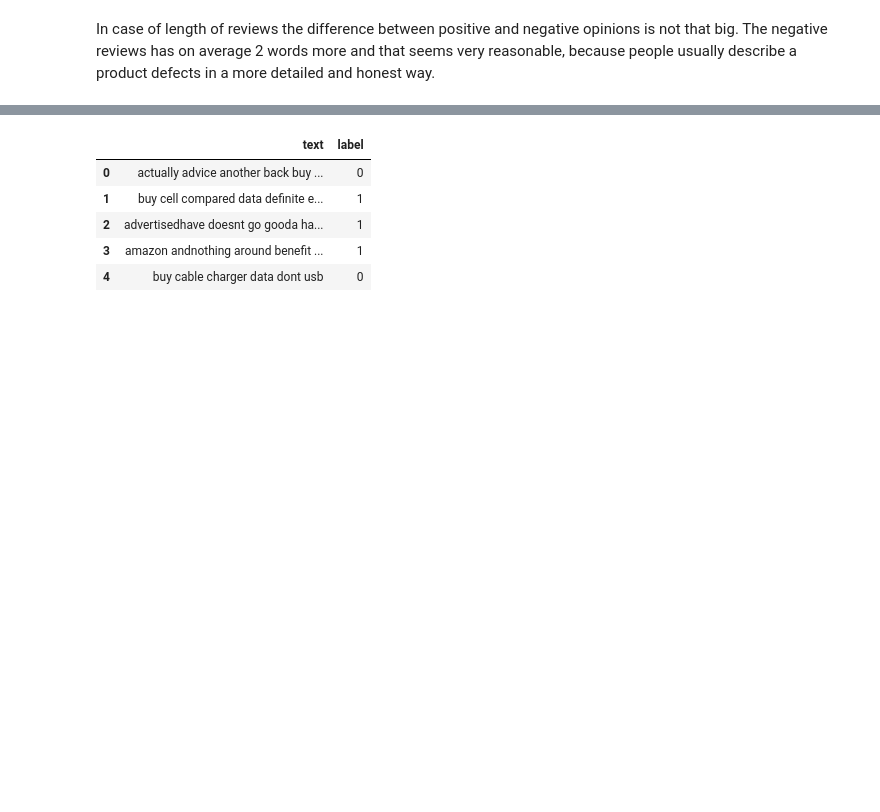
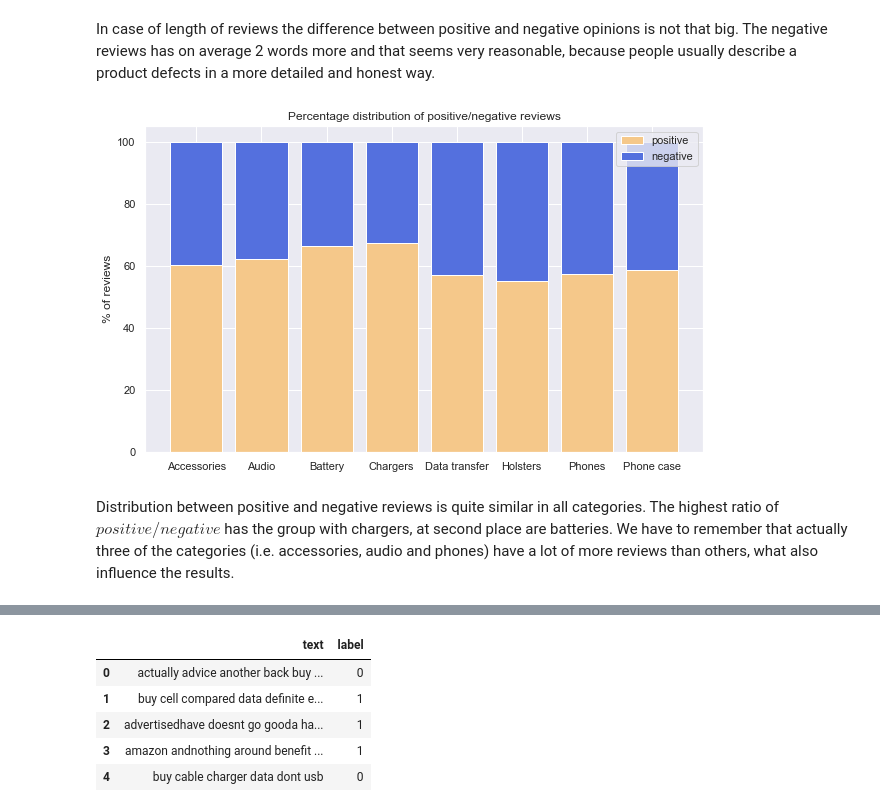
Before and after one commit to JankowskiDaniel/amazon-reviews, a Jupyter notebook: cell-phones-analysis.ipynb, the cells around one changed output, grey strips where cells are left out. Saved outputs shown, nothing was run; the diff lists cells and outputs as text; code cells hidden in the pictures; blank space fills up the shorter version.

Commit message:
create html, additional result analysis

```diff
--- a/cell-phones-analysis.ipynb
+++ b/cell-phones-analysis.ipynb
@@ -612,3 +615,29 @@ Average number of words in positive reviews: 102.43
 Average number of words in negative reviews: 104.51
 # %% [markdown]
 In case of length of reviews the difference between positive and negative opinions is not that big. The negative reviews has on average 2 words more and that seems very reasonable, because people usually describe a product defects in a more detailed and honest way.
+# %%
+#copy of df with categorized products
+df_categories = df_products.copy()
+#label reviews as positive/negative
+df_categories['label'] = np.where(df_products['score'] > 3.0, 1, 0)
+# %%
+categories = ['Accessories','Audio','Battery','Chargers','Data transfer','Holsters','Phones','Phone case']
+positives_per = []
+negatives_per = []
+for category in categories:
+    pos = df_categories[df_categories['category']==category]['label'].value_counts()[1]
+    neg = df_categories[df_categories['category']==category]['label'].value_counts()[0]
+    positives_per.append((pos/(pos+neg))*100)
+    negatives_per.append((neg/(pos+neg))*100)
+# %%
+fig, ax = plt.subplots(figsize=(10,6))
+ax.bar(categories, positives_per, color="#F5C88A", label="positive")
+ax.bar(categories, negatives_per, bottom=positives_per, color="#5470DE", label="negative")
+ax.set_ylabel("% of reviews")
+ax.set_title("Percentage distribution of positive/negative reviews")
+ax.legend()
+plt.show()
+# %% [output]
+[figure, added]
+# %% [markdown]
+Distribution between positive and negative reviews is quite similar in all categories. The highest ratio of $positive/negative$ has the group with chargers, at second place are batteries. We have to remember that actually three of the categories (i.e. accessories, audio and phones) have a lot of more reviews than others, what also influence the results.
```
Also changed, not shown: parts of 17 cells of this notebook, 1 other file.
